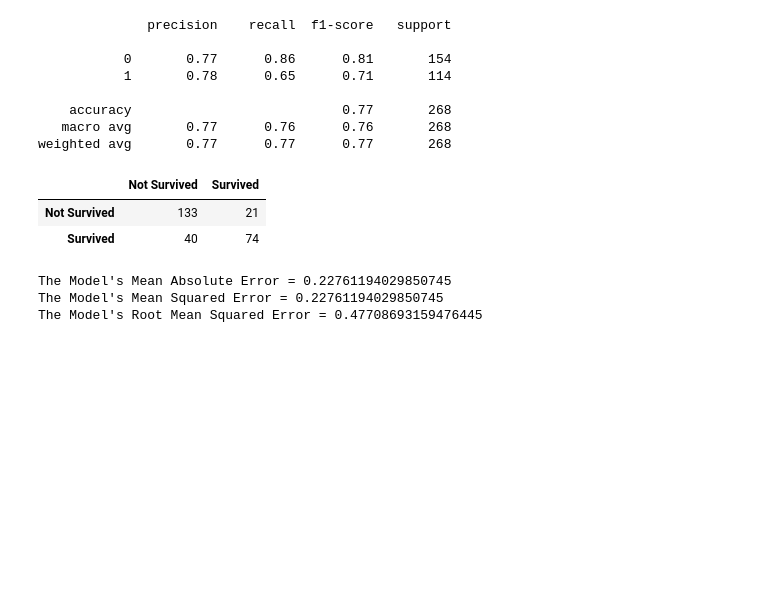
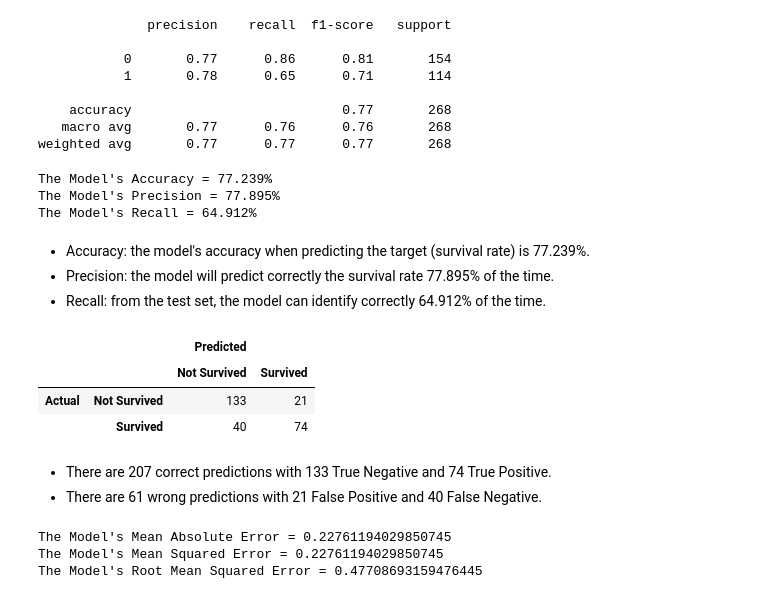
Before and after one commit to fawiyogo001/Data-Science-Portfolio-Python, a Jupyter notebook: Titanic Survival Analysis/Titanic Survival Analysis.ipynb, the cells around one changed output. Saved outputs shown, nothing was run; the diff lists cells and outputs as text; code cells hidden in the pictures; blank space fills up the shorter version.

Commit message:
Added Stats Model

```diff
--- a/Titanic Survival Analysis/Titanic Survival Analysis.ipynb
+++ b/Titanic Survival Analysis/Titanic Survival Analysis.ipynb
@@ -544,12 +575,3 @@ LogisticRegression(C=1.0, class_weight=None, dual=False, fit_intercept=True,
                    multi_class='warn', n_jobs=None, penalty='l2',
                    random_state=None, solver='warn', tol=0.0001, verbose=0,
                    warm_start=False)
-# %%
-# displaying each variable's coefficient
-coef = []
-for i in logreg.coef_:
-    for j in i:
-        coef.append(j)
-
-coeff_df = pd.DataFrame(coef, x.columns, columns = ['Coefficients'])
-coeff_df
@@ -578,21 +646,40 @@ print(metrics.classification_report(y_test, prediction))
     accuracy                           0.77       268
    macro avg       0.77      0.76      0.76       268
 weighted avg       0.77      0.77      0.77       268
+# %%
+# confusion matrix evaluation matrix
+logreg_accuracy = metrics.accuracy_score(y_test, prediction)
+logreg_precision = metrics.precision_score(y_test, prediction)
+logreg_recall = metrics.recall_score(y_test, prediction)
+
+print("The Model's Accuracy = {:.3f}%\nThe Model's Precision = {:.3f}%\nThe Model's Recall = {:.3f}%".format((logreg_accuracy * 100), (logreg_precision * 100), (logreg_recall * 100)))
+# %% [output]
+The Model's Accuracy = 77.239%
+The Model's Precision = 77.895%
+The Model's Recall = 64.912%
+# %% [markdown]
+- Accuracy: the model's accuracy when predicting the target (survival rate) is 77.239%.
+- Precision: the model will predict correctly the survival rate 77.895% of the time.
+- Recall: from the test set, the model can identify correctly 64.912% of the time.
 # %%
 # confusion matrix
 conmat = np.array(metrics.confusion_matrix(y_test, prediction))
 
 conlist = []
 for i in np.squeeze(conmat):
     conlist.append(i)
 
-matrix = pd.DataFrame(conlist, columns = ['Not Survived', 'Survived']).transpose()
-matrix.columns = ['Not Survived', 'Survived']
+matrix = pd.DataFrame(conlist, columns = [['Predicted', 'Predicted'], ['Not Survived', 'Survived']]).transpose()
+matrix.columns = [['Actual', 'Actual'], ['Not Survived', 'Survived']]
 matrix.transpose()
 # %% [output]
-|  | Not Survived | Survived |
-| Not Survived | 133 | 21 |
-| Survived | 40 | 74 |
+|  |  | Predicted |  |
+|  |  | Not Survived | Survived |
+| Actual | Not Survived | 133 | 21 |
+|  | Survived | 40 | 74 |
+# %% [markdown]
+- There are 207 correct predictions with 133 True Negative and 74 True Positive.
+- There are 61 wrong predictions with 21 False Positive and 40 False Negative.
 # %%
 # evaluation metrics
 logreg_mae = metrics.mean_absolute_error(y_test, prediction)
```
Also changed, not shown: parts of 37 cells of this notebook.
